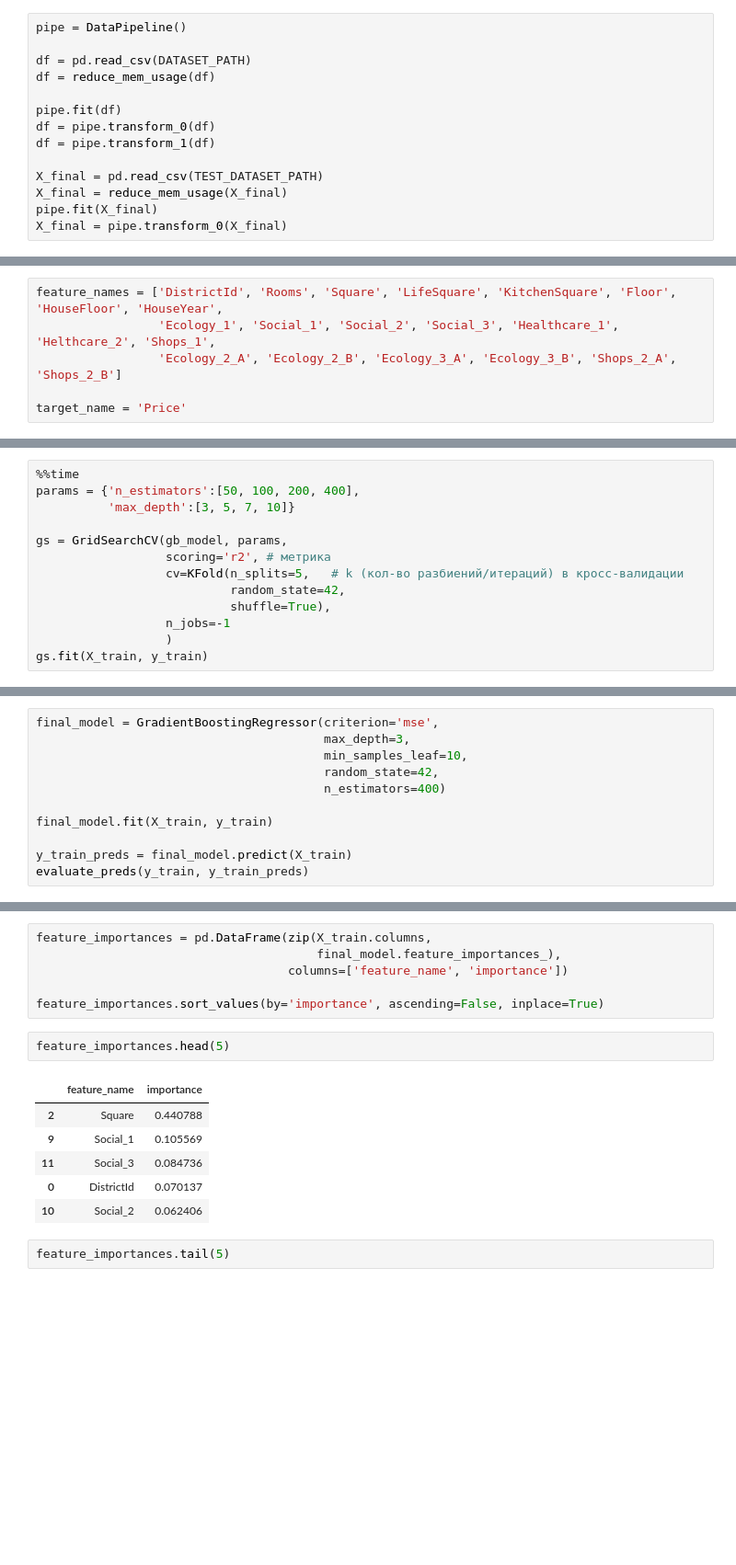
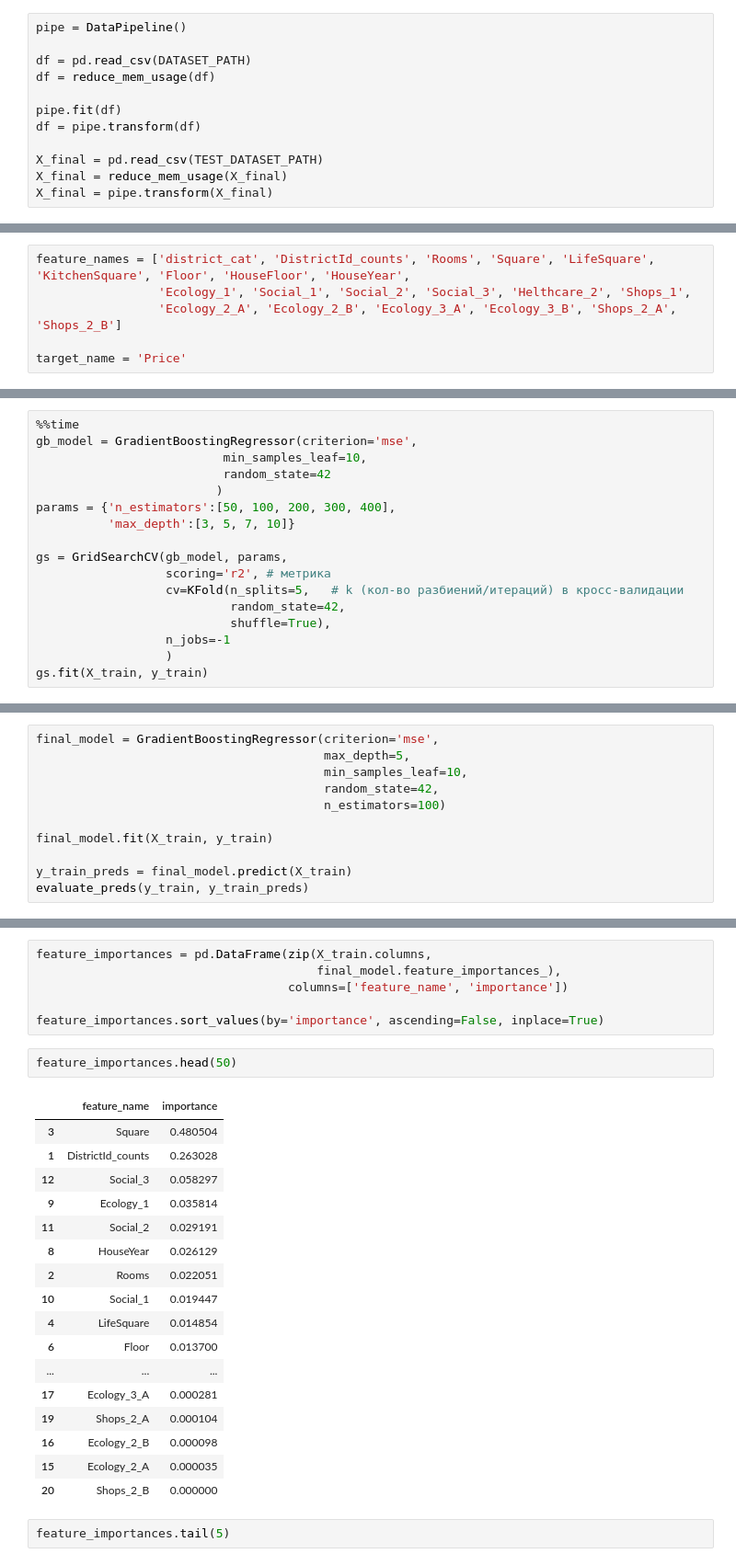
Before and after one commit to albul-k/gb_python_data_science_libs, a Jupyter notebook: course_work_train.ipynb, the cells around one changed output, grey strips where cells are left out. Shown at 92% size. Cells and saved outputs as stored; diff of their text form; blank space fills up the shorter version.

```diff
--- a/course_work_train.ipynb
+++ b/course_work_train.ipynb
@@ -139,13 +164,11 @@ df = pd.read_csv(DATASET_PATH)
 df = reduce_mem_usage(df)
 
 pipe.fit(df)
-df = pipe.transform_0(df)
-df = pipe.transform_1(df)
+df = pipe.transform(df)
 
 X_final = pd.read_csv(TEST_DATASET_PATH)
 X_final = reduce_mem_usage(X_final)
-pipe.fit(X_final)
-X_final = pipe.transform_0(X_final)
+X_final = pipe.transform(X_final)
 # %% [output]
 Memory usage of dataframe is 1.53 MB
 Memory usage after optimization is: 0.49 MB
@@ -196,6 +219,6 @@ df.describe().T
 # %%
-feature_names = ['DistrictId', 'Rooms', 'Square', 'LifeSquare', 'KitchenSquare', 'Floor', 'HouseFloor', 'HouseYear',
-                 'Ecology_1', 'Social_1', 'Social_2', 'Social_3', 'Healthcare_1', 'Helthcare_2', 'Shops_1',
+feature_names = ['district_cat', 'DistrictId_counts', 'Rooms', 'Square', 'LifeSquare', 'KitchenSquare', 'Floor', 'HouseFloor', 'HouseYear',
+                 'Ecology_1', 'Social_1', 'Social_2', 'Social_3', 'Helthcare_2', 'Shops_1',
                  'Ecology_2_A', 'Ecology_2_B', 'Ecology_3_A', 'Ecology_3_B', 'Shops_2_A', 'Shops_2_B']
 
 target_name = 'Price'
@@ -368,6 +371,10 @@ gb_model = GradientBoostingRegressor(criterion='mse',
 # %%
 %%time
-params = {'n_estimators':[50, 100, 200, 400],
+gb_model = GradientBoostingRegressor(criterion='mse',
+                          min_samples_leaf=10,
+                          random_state=42
+                         )
+params = {'n_estimators':[50, 100, 200, 300, 400],
           'max_depth':[3, 5, 7, 10]}
 
 gs = GridSearchCV(gb_model, params,
@@ -399,9 +406,9 @@ gs.best_score_
 # %%
 final_model = GradientBoostingRegressor(criterion='mse',
-                                        max_depth=3,
+                                        max_depth=5,
                                         min_samples_leaf=10,
                                         random_state=42,
-                                        n_estimators=400)
+                                        n_estimators=100)
 
 final_model.fit(X_train, y_train)
 
@@ -436,14 +443,25 @@ feature_importances = pd.DataFrame(zip(X_train.columns,
 
 feature_importances.sort_values(by='importance', ascending=False, inplace=True)
 # %%
-feature_importances.head(5)
+feature_importances.head(50)
 # %% [output]
 |  | feature_name | importance |
-| 2 | Square | 0.440788 |
-| 9 | Social_1 | 0.105569 |
-| 11 | Social_3 | 0.084736 |
-| 0 | DistrictId | 0.070137 |
-| 10 | Social_2 | 0.062406 |
+| 3 | Square | 0.480504 |
+| 1 | DistrictId_counts | 0.263028 |
+| 12 | Social_3 | 0.058297 |
+| 9 | Ecology_1 | 0.035814 |
+| 11 | Social_2 | 0.029191 |
+| 8 | HouseYear | 0.026129 |
+| 2 | Rooms | 0.022051 |
+| 10 | Social_1 | 0.019447 |
+| 4 | LifeSquare | 0.014854 |
+| 6 | Floor | 0.013700 |
+| ... | ... | ... |
+| 17 | Ecology_3_A | 0.000281 |
+| 19 | Shops_2_A | 0.000104 |
+| 16 | Ecology_2_B | 0.000098 |
+| 15 | Ecology_2_A | 0.000035 |
+| 20 | Shops_2_B | 0.000000 |
 # %%
 feature_importances.tail(5)
 # %% [output]
```
Also changed, not shown: parts of 17 cells of this notebook, 8 other files.
